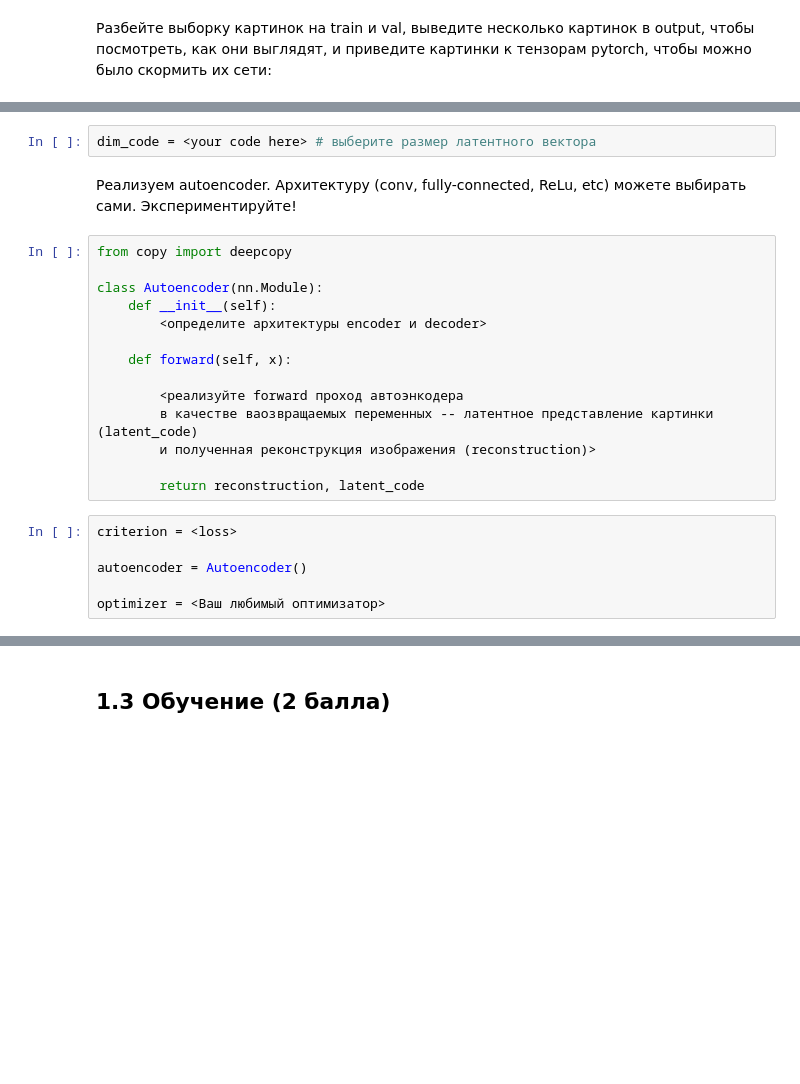
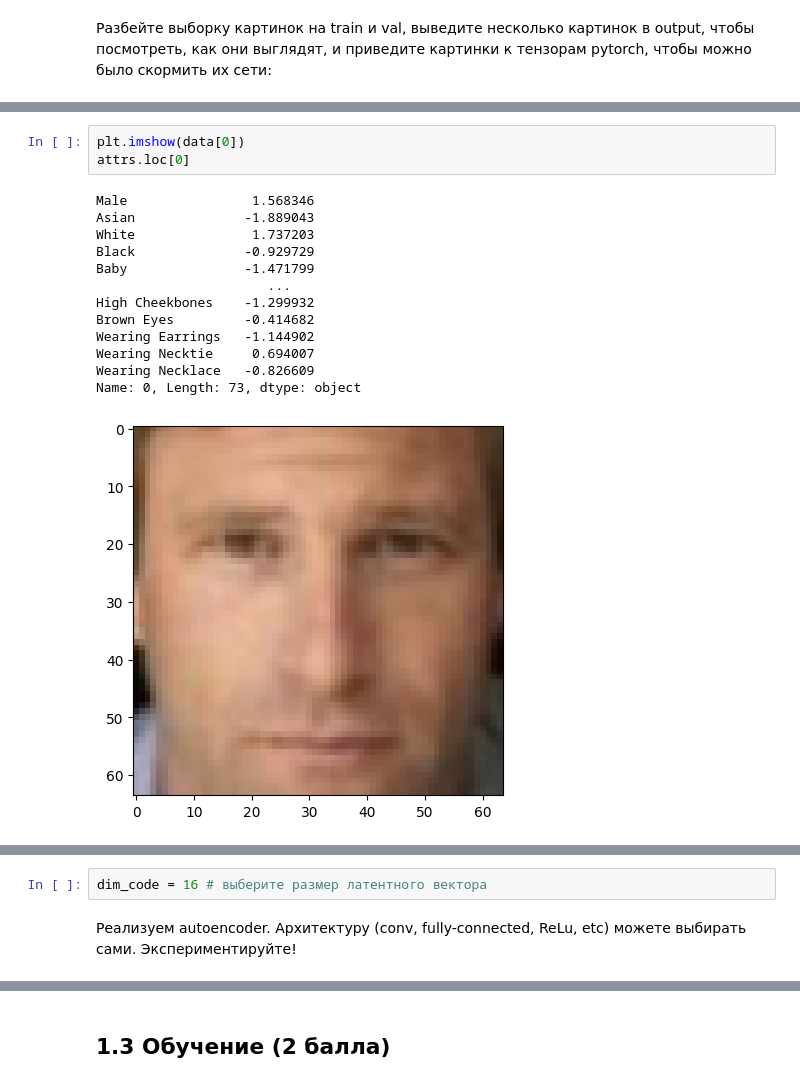
Before and after one commit to KiykoHanna/Stepik-DeepLearning, a Jupyter notebook: [hw]autoencoders.ipynb, the cells around one changed output, grey strips where cells are left out. Cells and saved outputs as stored; diff of their text form; blank space fills up the shorter version.

```diff
--- a/[hw]autoencoders.ipynb
+++ b/[hw]autoencoders.ipynb
@@ -96,3 +107,20 @@ data, attrs = fetch_dataset()
+# %%
+plt.imshow(data[0])
+attrs.loc[0]
+# %% [output]
+Male                1.568346
+Asian              -1.889043
+White               1.737203
+Black              -0.929729
+Baby               -1.471799
+                      ...
+High Cheekbones    -1.299932
+Brown Eyes         -0.414682
+Wearing Earrings   -1.144902
+Wearing Necktie     0.694007
+Wearing Necklace   -0.826609
+Name: 0, Length: 73, dtype: object
+[figure, added]
 # %% [markdown]
 ## 1.2. Архитектура модели (1.5 балла)
 В этом разделе мы напишем и обучем обычный автоэнкодер.
@@ -104,26 +132,6 @@ data, attrs = fetch_dataset()
 
 ^ напомню, что автоэнкодер выглядит вот так
 # %%
-dim_code = <your code here> # выберите размер латентного вектора
+dim_code = 16 # выберите размер латентного вектора
 # %% [markdown]
 Реализуем autoencoder. Архитектуру (conv, fully-connected, ReLu, etc) можете выбирать сами. Экспериментируйте!
-# %%
-from copy import deepcopy
-
-class Autoencoder(nn.Module):
-    def __init__(self):
-        <определите архитектуры encoder и decoder>
-
-    def forward(self, x):
-
-        <реализуйте forward проход автоэнкодера
-        в качестве ваозвращаемых переменных -- латентное представление картинки (latent_code)
-        и полученная реконструкция изображения (reconstruction)>
-
-        return reconstruction, latent_code
-# %%
-criterion = <loss>
-
-autoencoder = Autoencoder()
-
-optimizer = <Ваш любимый оптимизатор>
```
Also changed, not shown: parts of 10 cells of this notebook.
